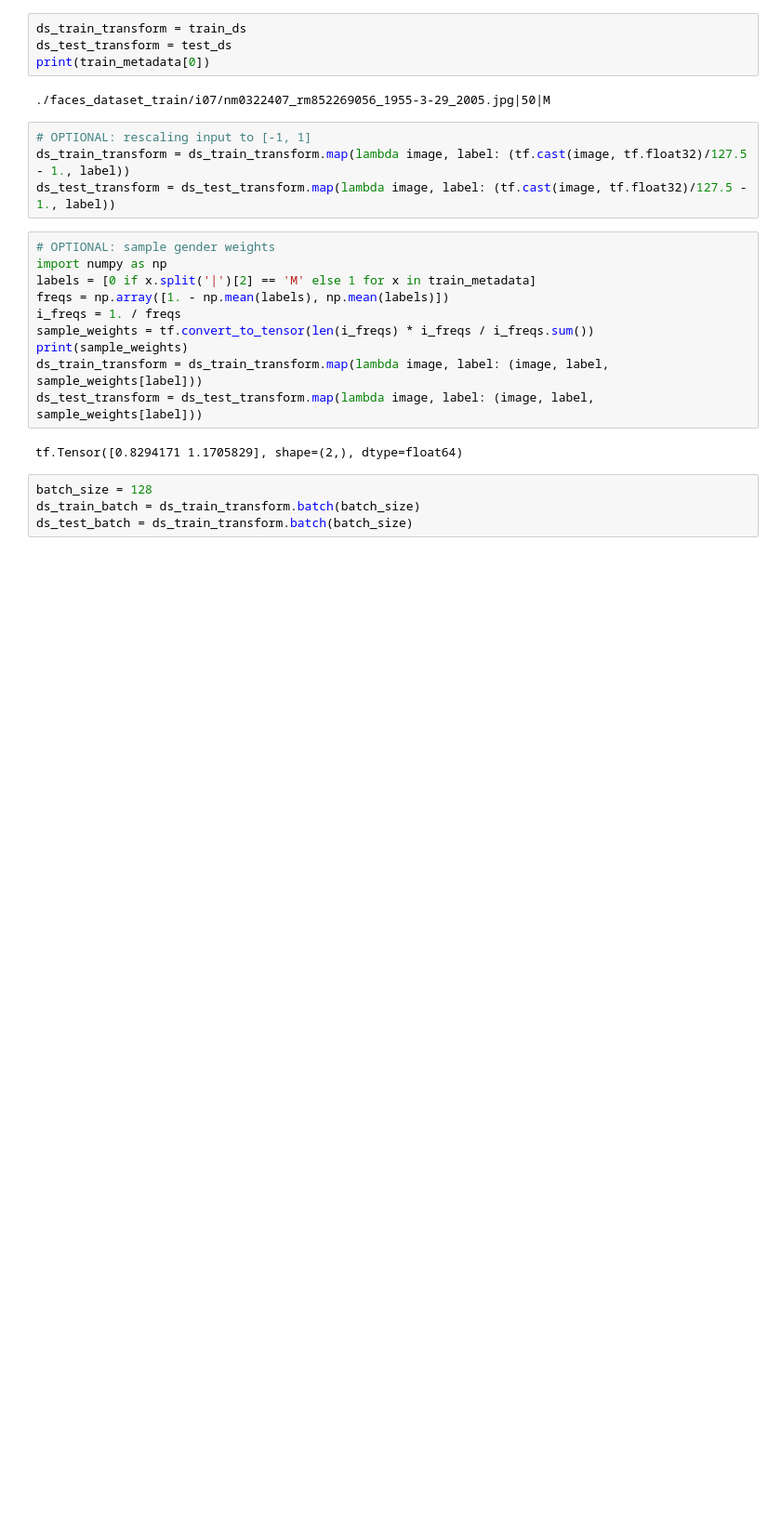
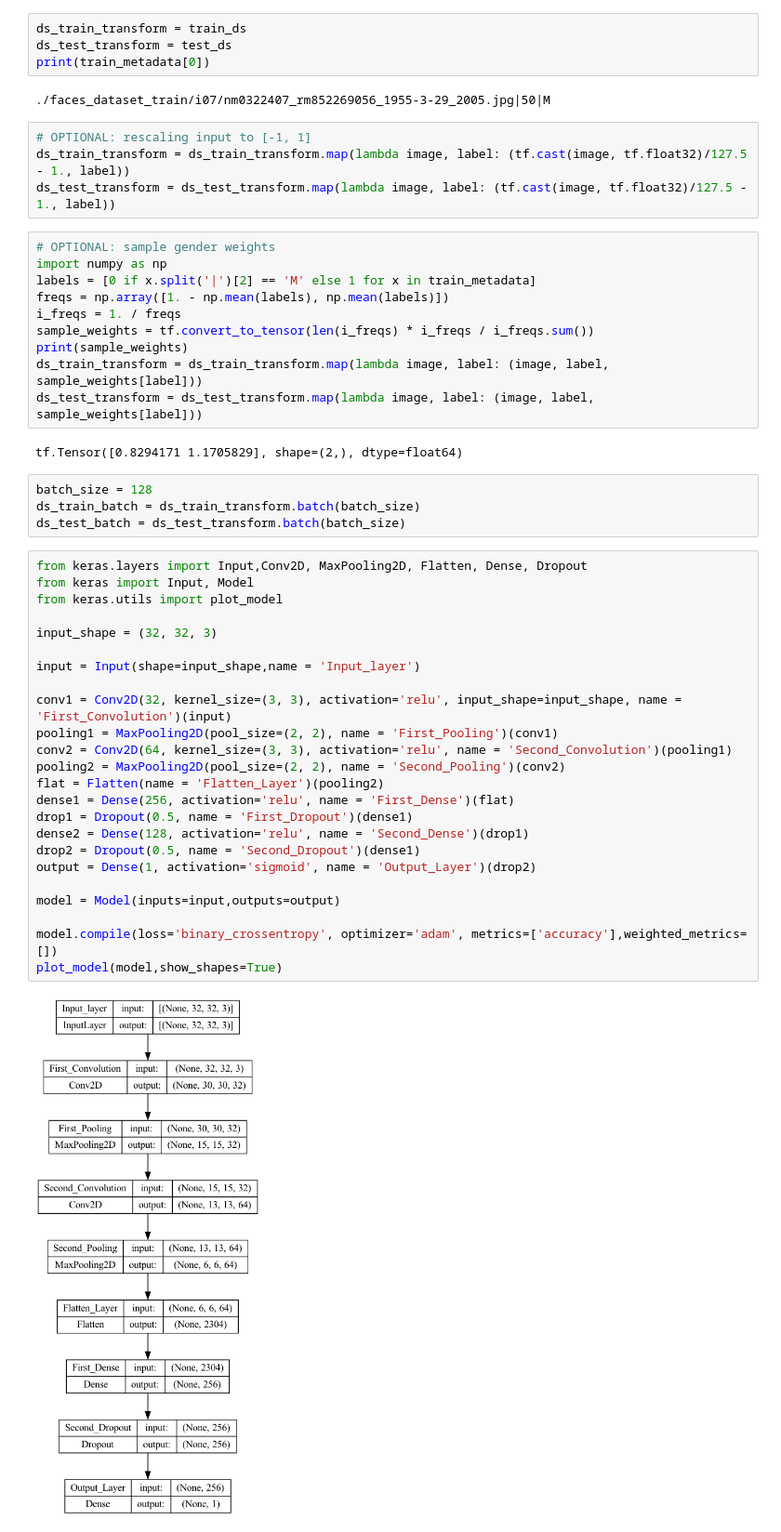
Before and after one commit to maxhormazabal/dl_submissions, a Jupyter notebook: L3/load_faces_gender.ipynb, the cells around one changed output. Shown at 93% size. Cells and saved outputs as stored; diff of their text form; blank space fills up the shorter version.

Commit message:
first arquitectures

```diff
--- a/L3/load_faces_gender.ipynb
+++ b/L3/load_faces_gender.ipynb
@@ -137,4 +137,30 @@ tf.Tensor([0.8294171 1.1705829], shape=(2,), dtype=float64)
 # %%
 batch_size = 128
 ds_train_batch = ds_train_transform.batch(batch_size)
-ds_test_batch = ds_train_transform.batch(batch_size)
+ds_test_batch = ds_test_transform.batch(batch_size)
+# %%
+from keras.layers import Input,Conv2D, MaxPooling2D, Flatten, Dense, Dropout
+from keras import Input, Model
+from keras.utils import plot_model
+
+input_shape = (32, 32, 3)
+
+input = Input(shape=input_shape,name = 'Input_layer')
+
+conv1 = Conv2D(32, kernel_size=(3, 3), activation='relu', input_shape=input_shape, name = 'First_Convolution')(input)
+pooling1 = MaxPooling2D(pool_size=(2, 2), name = 'First_Pooling')(conv1)
+conv2 = Conv2D(64, kernel_size=(3, 3), activation='relu', name = 'Second_Convolution')(pooling1)
+pooling2 = MaxPooling2D(pool_size=(2, 2), name = 'Second_Pooling')(conv2)
+flat = Flatten(name = 'Flatten_Layer')(pooling2)
+dense1 = Dense(256, activation='relu', name = 'First_Dense')(flat)
+drop1 = Dropout(0.5, name = 'First_Dropout')(dense1)
+dense2 = Dense(128, activation='relu', name = 'Second_Dense')(drop1)
+drop2 = Dropout(0.5, name = 'Second_Dropout')(dense1)
+output = Dense(1, activation='sigmoid', name = 'Output_Layer')(drop2)
+
+model = Model(inputs=input,outputs=output)
+
+model.compile(loss='binary_crossentropy', optimizer='adam', metrics=['accuracy'],weighted_metrics=[])
+plot_model(model,show_shapes=True)
+# %% [output]
+[figure, added]
```
Also changed, not shown: parts of 8 cells of this notebook, 4 other files.
